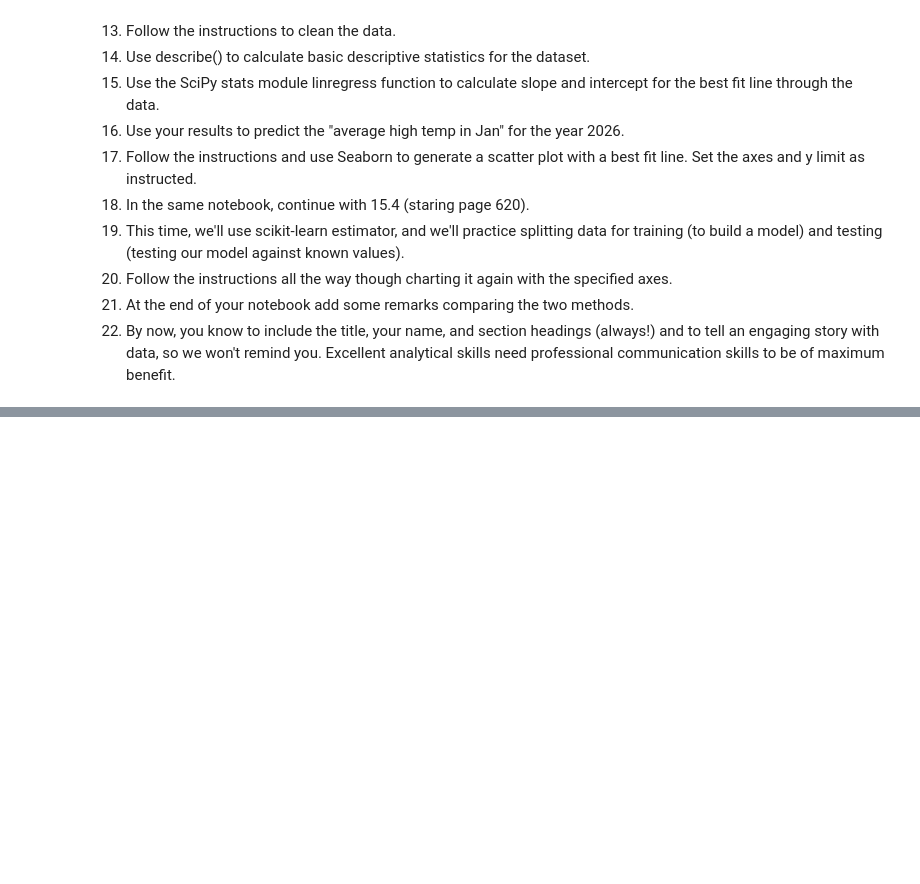
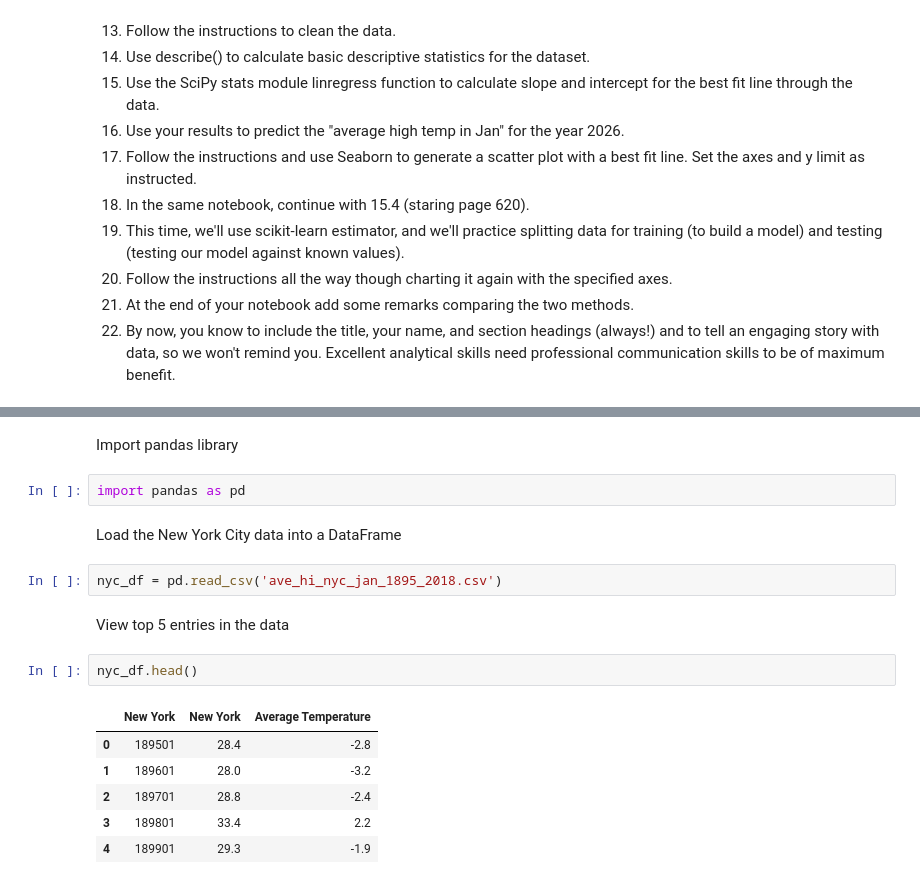
Before and after one commit to HallofFame1/datafun-07-ml-predictive, a Jupyter notebook: task-3/helenhammond_task_3.ipynb, the cells around one changed output, grey strips where cells are left out. Cells and saved outputs as stored; diff of their text form; blank space fills up the shorter version.

```diff
--- a/task-3/helenhammond_task_3.ipynb
+++ b/task-3/helenhammond_task_3.ipynb
@@ -42,0 +34,19 @@ Text(0, 0.5, 'Celsius')
+# %% [markdown]
+Import pandas library
+# %%
+import pandas as pd
+# %% [markdown]
+Load the New York City data into a DataFrame
+# %%
+nyc_df = pd.read_csv('ave_hi_nyc_jan_1895_2018.csv')
+# %% [markdown]
+View top 5 entries in the data
+# %%
+nyc_df.head()
+# %% [output]
+|  | New York | New York | Average Temperature |
+| 0 | 189501 | 28.4 | -2.8 |
+| 1 | 189601 | 28.0 | -3.2 |
+| 2 | 189701 | 28.8 | -2.4 |
+| 3 | 189801 | 33.4 | 2.2 |
+| 4 | 189901 | 29.3 | -1.9 |
```
Also changed, not shown: parts of 34 cells of this notebook, 1 other file.
